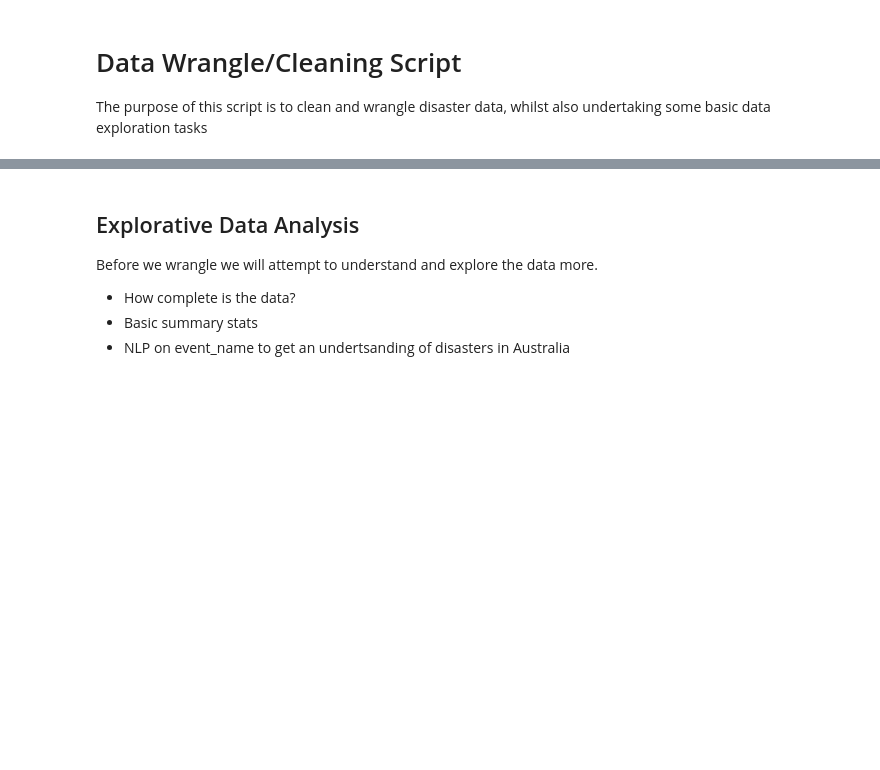
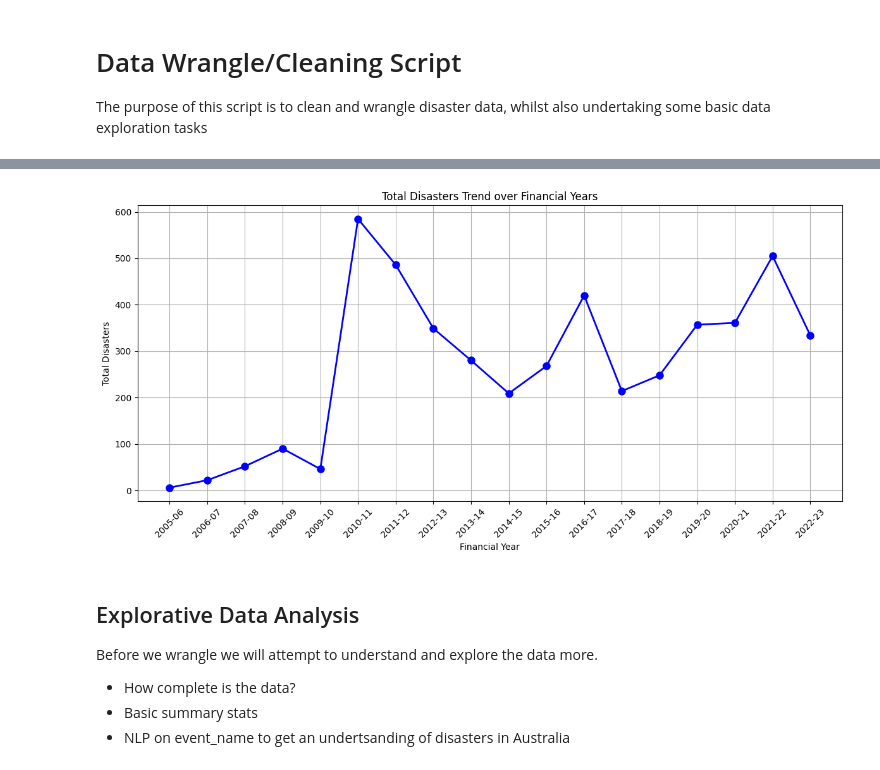
Before and after one commit to jaydendzierbicki/predict-lga-event, a Jupyter notebook: Task 1/wrangle_clean.ipynb, the cells around one changed output, grey strips where cells are left out. Drawn from its saved outputs; the diff is of its cells as text; code cells hidden in the pictures; blank space fills up the shorter version.

```diff
--- a/Task 1/wrangle_clean.ipynb
+++ b/Task 1/wrangle_clean.ipynb
@@ -88,0 +93,9 @@ df_encoded.head()
+# %%
+# Group by 'lga_code' and 'financial_year', then count the number of disasters for each LGA and FY
+aggregated_data = df_encoded.groupby(['lga_code', 'financial_year']).agg({'event_name': 'count'}).reset_index()
+
+# Sum the disaster counts to get the total number of disasters for each FY
+aggregated_data['total_disasters'] = aggregated_data['event_name']
+
+# Display the aggregated data
+aggregated_data
@@ -88,0 +116,20 @@ df_encoded.head()
+# %%
+import matplotlib.pyplot as plt
+
+# Assuming aggregated_data is your DataFrame with columns: 'lga_code', 'financial_year', and 'total_disasters'
+
+# Group by 'financial_year' and sum the total disasters for each year
+yearly_disasters = aggregated_data.groupby('financial_year')['total_disasters'].sum()
+
+# Plotting a line chart
+plt.figure(figsize=(12, 6))
+plt.plot(yearly_disasters.index, yearly_disasters.values, marker='o', color='b', linestyle='-', linewidth=2, markersize=8)
+plt.xlabel('Financial Year')
+plt.ylabel('Total Disasters')
+plt.title('Total Disasters Trend over Financial Years')
+plt.xticks(rotation=45)  # Rotate x-axis labels for better visibility
+plt.grid(True)
+plt.tight_layout()
+plt.show()
+# %% [output]
+[figure, added]
```
Also changed, not shown: parts of 3 cells of this notebook, 7 other files.
